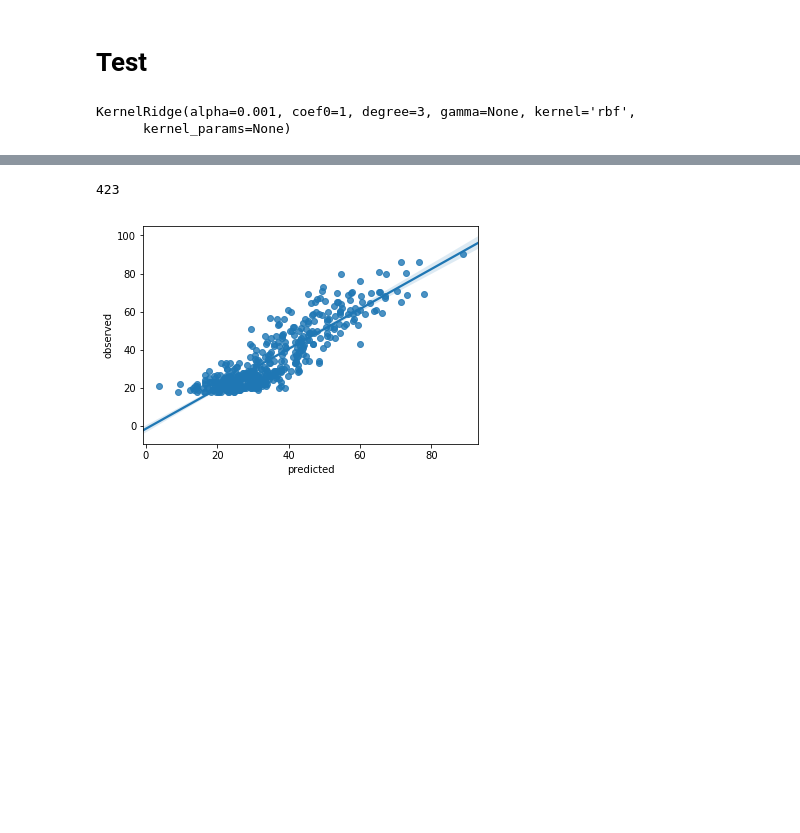
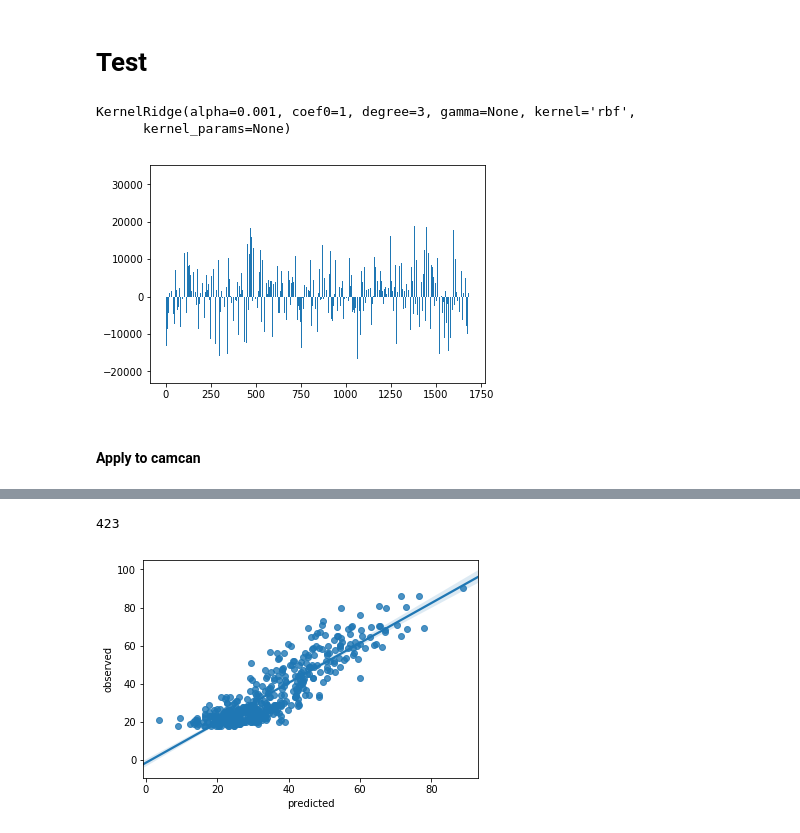
Before and after one commit to SmallHeads/PAC2019-MtRoyal_XValidators, a Jupyter notebook: krr.ipynb, the cells around one changed output, grey strips where cells are left out. Drawn from its saved outputs; the diff is of its cells as text; code cells hidden in the pictures; blank space fills up the shorter version.

```diff
--- a/krr.ipynb
+++ b/krr.ipynb
@@ -170,3 +171,11 @@ krr.fit(x_,y_)
 # %% [output]
 KernelRidge(alpha=0.001, coef0=1, degree=3, gamma=None, kernel='rbf',
       kernel_params=None)
+# %%
+plt.close()
+plt.bar(range(len(krr.dual_coef_)),krr.dual_coef_)
+plt.show()
+# %% [output]
+[figure, added]
+# %% [markdown]
+#### Apply to camcan
```
Also changed, not shown: parts of 54 cells of this notebook.
